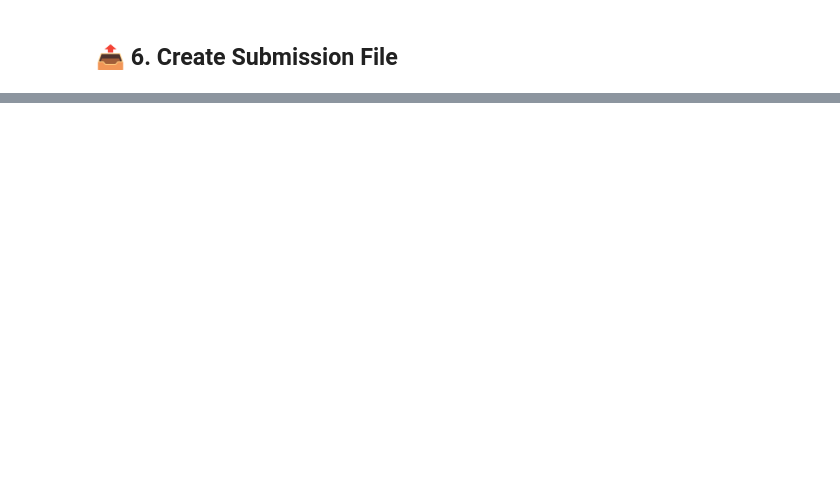
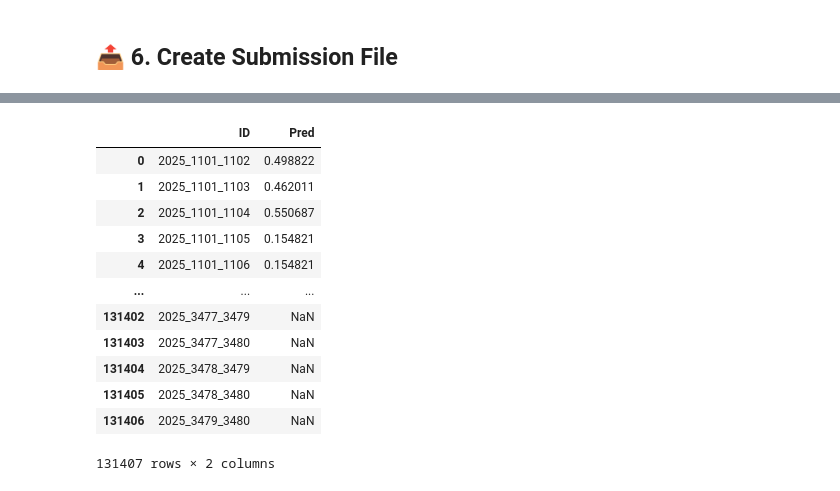
Before and after one commit to ljwvv666/March-Machine-Learning-Mania-2025, a Jupyter notebook: ncaa-basketball-predictions-with-xgboost.ipynb, the cells around one changed output, grey strips where cells are left out. Saved outputs shown, nothing was run; the diff lists cells and outputs as text; code cells hidden in the pictures; blank space fills up the shorter version.

```diff
--- a/ncaa-basketball-predictions-with-xgboost.ipynb
+++ b/ncaa-basketball-predictions-with-xgboost.ipynb
@@ -441,0 +470,24 @@ sub[['ID', 'Pred']]
+# %%
+# 3️⃣ 从 df 提取 2025 年的队伍对 (去掉 2025_)
+df['TeamPair'] = df['ID'].apply(lambda x: '_'.join(x.split('_')[1:]))
+
+# 4️⃣ 进行匹配，把 2021-2024 赛季的预测平均值赋给 2025 年的比赛
+df = df.merge(sub_avg, on='TeamPair', how='left')
+
+df=df[['ID','Pred']]
+# %%
+df
+# %% [output]
+|  | ID | Pred |
+| 0 | 2025_1101_1102 | 0.498822 |
+| 1 | 2025_1101_1103 | 0.462011 |
+| 2 | 2025_1101_1104 | 0.550687 |
+| 3 | 2025_1101_1105 | 0.154821 |
+| 4 | 2025_1101_1106 | 0.154821 |
+| ... | ... | ... |
+| 131402 | 2025_3477_3479 | NaN |
+| 131403 | 2025_3477_3480 | NaN |
+| 131404 | 2025_3478_3479 | NaN |
+| 131405 | 2025_3478_3480 | NaN |
+| 131406 | 2025_3479_3480 | NaN |
+131407 rows × 2 columns
```
Also changed, not shown: parts of 6 cells of this notebook.
